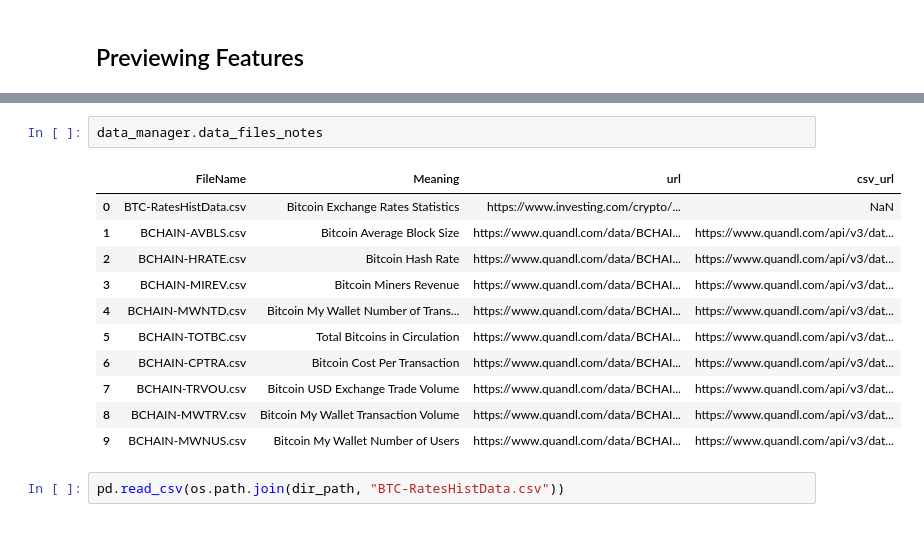
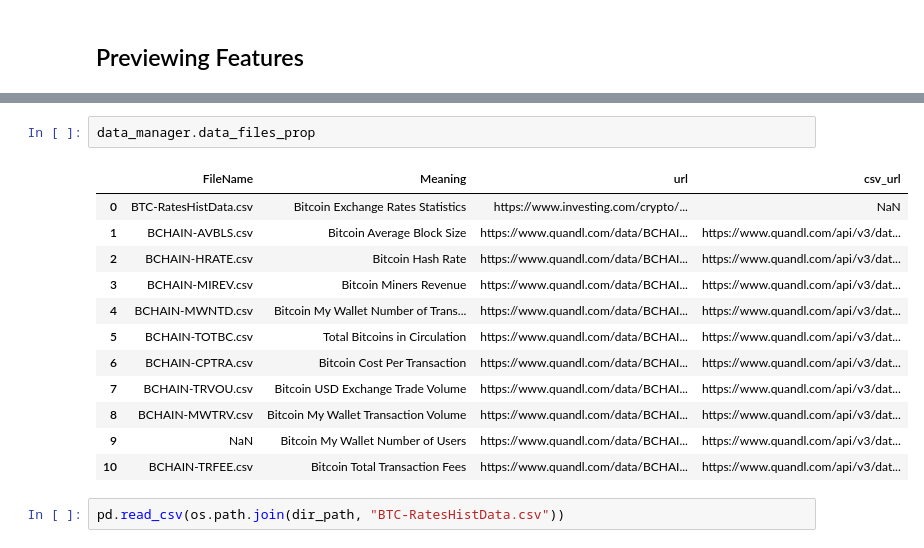
Before and after one commit to serg-razum-off/DFP-Numeric-2, a Jupyter notebook: train/btc_playground.ipynb, the cells around one changed output, grey strips where cells are left out. Saved outputs shown, nothing was run; the diff lists cells and outputs as text.

```diff
--- a/train/btc_playground.ipynb
+++ b/train/btc_playground.ipynb
@@ -74,18 +78,19 @@ Index(['Price', 'Open', 'High', 'Low', 'Vol', 'Growth', 'AVBLS', 'CPTRA',
       dtype='object')
 # %%
-data_manager.data_files_notes
+data_manager.data_files_prop
 # %% [output]
 |  | FileName | Meaning | url | csv_url |
 | 0 | BTC-RatesHistData.csv | Bitcoin Exchange Rates Statistics | https://www.investing.com/crypto/... | NaN |
 | 1 | BCHAIN-AVBLS.csv | Bitcoin Average Block Size | https://www.quandl.com/data/BCHAI... | https://www.quandl.com/api/v3/dat... |
 | 2 | BCHAIN-HRATE.csv | Bitcoin Hash Rate | https://www.quandl.com/data/BCHAI... | https://www.quandl.com/api/v3/dat... |
 | 3 | BCHAIN-MIREV.csv | Bitcoin Miners Revenue | https://www.quandl.com/data/BCHAI... | https://www.quandl.com/api/v3/dat... |
 | 4 | BCHAIN-MWNTD.csv | Bitcoin My Wallet Number of Trans... | https://www.quandl.com/data/BCHAI... | https://www.quandl.com/api/v3/dat... |
 | 5 | BCHAIN-TOTBC.csv | Total Bitcoins in Circulation | https://www.quandl.com/data/BCHAI... | https://www.quandl.com/api/v3/dat... |
 | 6 | BCHAIN-CPTRA.csv | Bitcoin Cost Per Transaction | https://www.quandl.com/data/BCHAI... | https://www.quandl.com/api/v3/dat... |
 | 7 | BCHAIN-TRVOU.csv | Bitcoin USD Exchange Trade Volume | https://www.quandl.com/data/BCHAI... | https://www.quandl.com/api/v3/dat... |
 | 8 | BCHAIN-MWTRV.csv | Bitcoin My Wallet Transaction Volume | https://www.quandl.com/data/BCHAI... | https://www.quandl.com/api/v3/dat... |
-| 9 | BCHAIN-MWNUS.csv | Bitcoin My Wallet Number of Users | https://www.quandl.com/data/BCHAI... | https://www.quandl.com/api/v3/dat... |
+| 9 | NaN | Bitcoin My Wallet Number of Users | https://www.quandl.com/data/BCHAI... | https://www.quandl.com/api/v3/dat... |
+| 10 | BCHAIN-TRFEE.csv | Bitcoin Total Transaction Fees | https://www.quandl.com/data/BCHAI... | https://www.quandl.com/api/v3/dat... |
 # %%
 pd.read_csv(os.path.join(dir_path, "BTC-RatesHistData.csv"))
 # %% [output]
```
Also changed, not shown: parts of 5 cells of this notebook, 4 other files.
